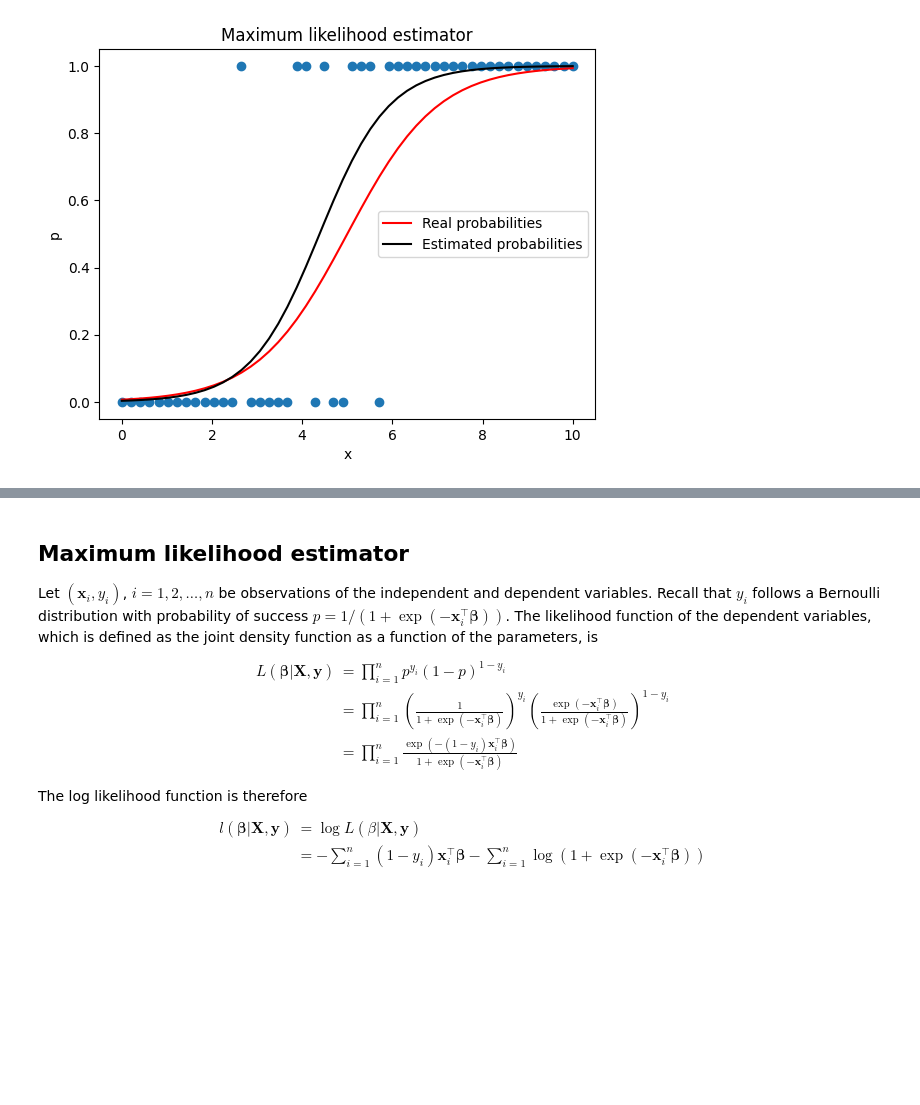
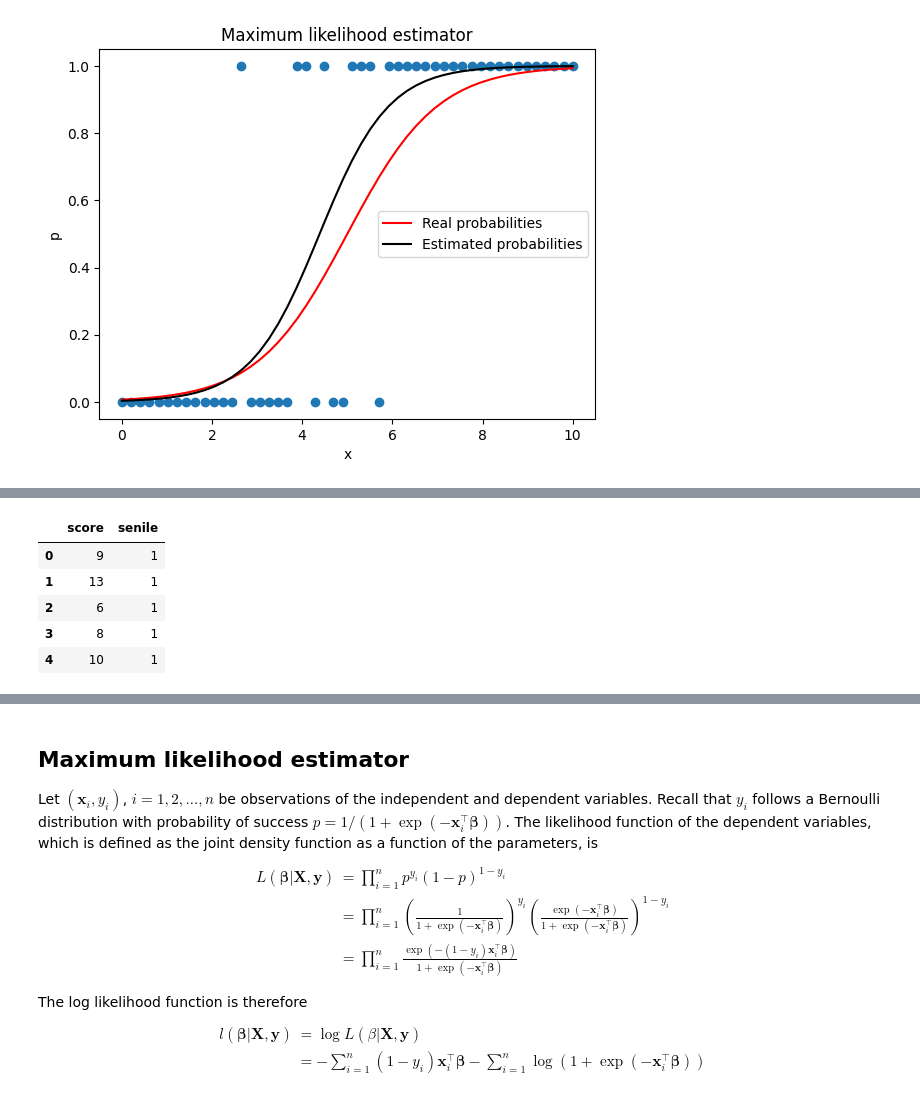
Before and after one commit to vdae2304/ML-DL, a Jupyter notebook: Classification/Logistic regression.ipynb, the cells around one changed output, grey strips where cells are left out. Cells and saved outputs as stored; diff of their text form; code cells hidden in the pictures; blank space fills up the shorter version.

```diff
--- a/Classification/Logistic regression.ipynb
+++ b/Classification/Logistic regression.ipynb
@@ -115,0 +120,12 @@ plt.show()
+# %%
+import pandas as pd
+
+df_wais = pd.read_csv("data/wais-scores.csv")
+df_wais.head()
+# %% [output]
+|  | score | senile |
+| 0 | 9 | 1 |
+| 1 | 13 | 1 |
+| 2 | 6 | 1 |
+| 3 | 8 | 1 |
+| 4 | 10 | 1 |
```
Also changed, not shown: parts of 9 cells of this notebook, 1 other file.
